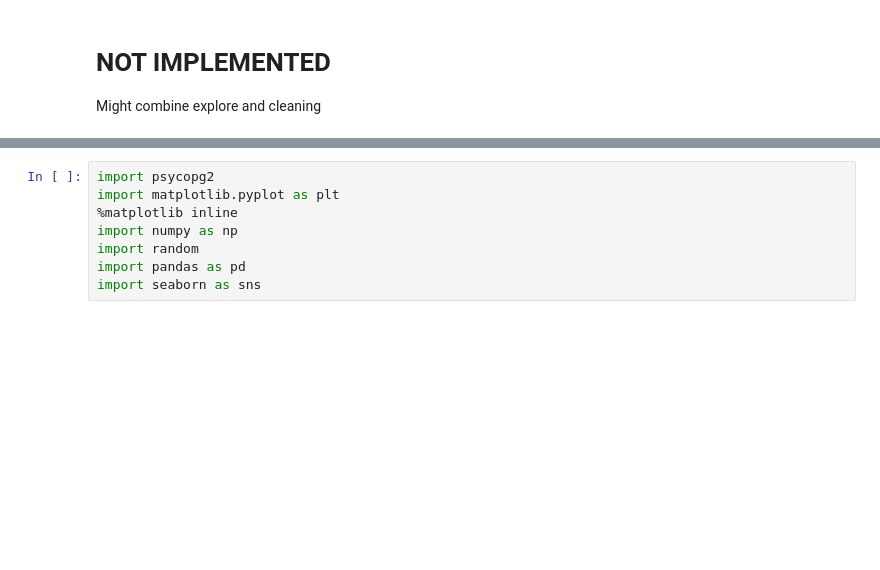
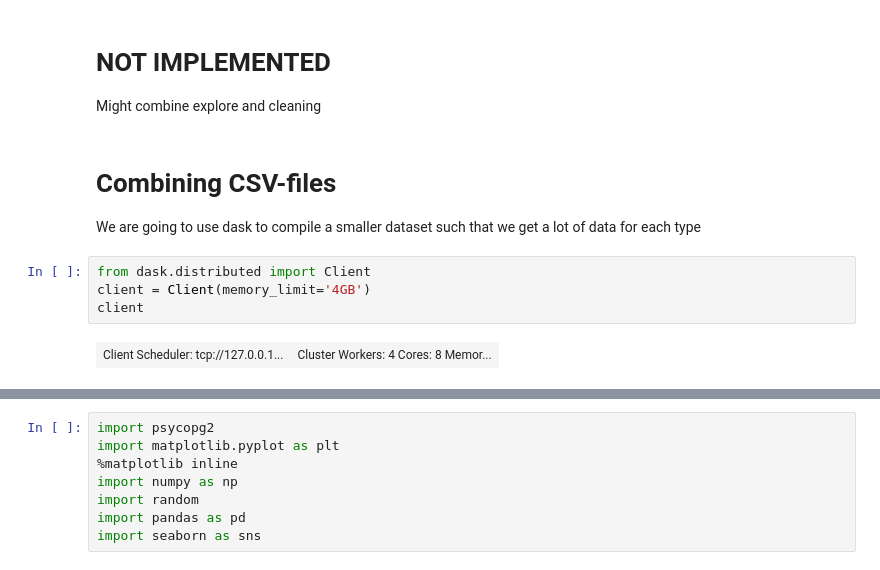
Before and after one commit to SystemOut1324/Datascience_Final_Project, a Jupyter notebook: Appendix/Manual/Setup_exploration.ipynb, the cells around one changed output, grey strips where cells are left out. Cells and saved outputs as stored; diff of their text form; blank space fills up the shorter version.

```diff
--- a/Appendix/Manual/Setup_exploration.ipynb
+++ b/Appendix/Manual/Setup_exploration.ipynb
@@ -2,3 +2,12 @@
 # NOT IMPLEMENTED
 
 Might combine explore and cleaning
+# %% [markdown]
+# Combining CSV-files
+We are going to use dask to compile a smaller dataset such that we get a lot of data for each type
+# %%
+from dask.distributed import Client
+client = Client(memory_limit='4GB')
+client
+# %% [output]
+| Client Scheduler: tcp://127.0.0.1... | Cluster Workers: 4 Cores: 8 Memor... |
```
Also changed, not shown: parts of 4 cells of this notebook, 10 other files.
